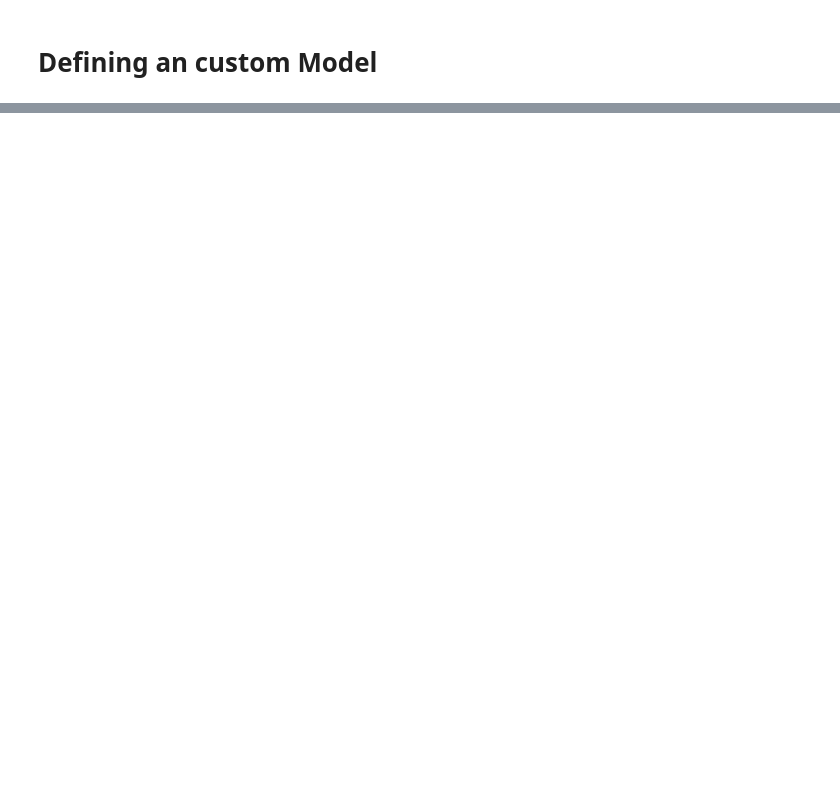
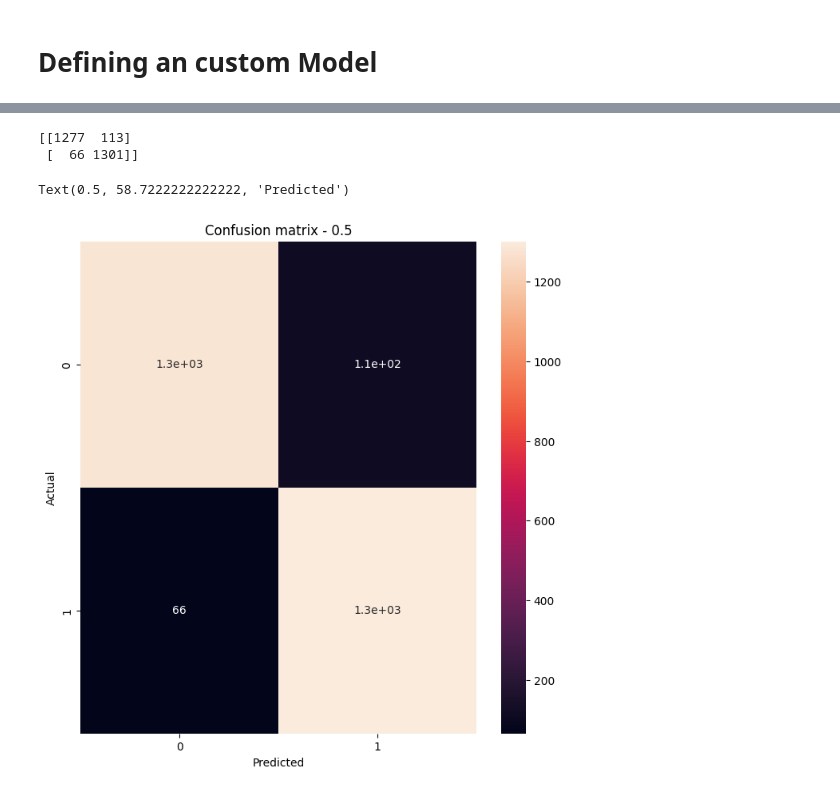
Before and after one commit to schafighpurf/Deep-Learning, a Jupyter notebook: Malaria_Detection.ipynb, the cells around one changed output, grey strips where cells are left out. Cells and saved outputs as stored; diff of their text form; code cells hidden in the pictures; blank space fills up the shorter version.

```diff
--- a/Malaria_Detection.ipynb
+++ b/Malaria_Detection.ipynb
@@ -255,13 +296,3 @@ Total params: 1751707 (6.68 MB)
 Trainable params: 1751463 (6.68 MB)
 Non-trainable params: 244 (976.00 Byte)
 _________________________________________________________________
-# %%
-model.compile(optimizer = Adam(learning_rate = 0.1),
-              loss = BinaryCrossentropy(),
-              metrics = 'accuracy'
-)
-# %%
-history = model.fit(train_dataset,
-                    validation_data = val_dataset,
-                    epochs = 100,
-                    verbose = 2)
@@ -338,0 +429,7 @@ lenet_custom_model.summary()
+# %%
+# Preparing the testing data for predictions
+labels = []
+inp = []
+for x,y in test_dataset.as_numpy_iterator():
+  labels.append(y)
+  inp.append(x)
@@ -338,0 +442,3 @@ lenet_custom_model.summary()
+# %%
+# Make a prediction on the testing data using the trained model
+predicted = model.predict(np.array(inp))
@@ -338,0 +447,29 @@ lenet_custom_model.summary()
+# %%
+# Set the threshold for binary classification (values above threshold are considered positive)
+threshold = 0.5
+
+# Compute the confusion matrix based on actual labels and predicted values above the threshold
+cm = confusion_matrix(labels, predicted > threshold)
+
+# Print the confusion matrix to the console
+print(cm)
+
+# Create a new figure with a specified size for the heatmap
+plt.figure(figsize=(8, 8))
+
+# Create a heatmap to visualize the confusion matrix, with annotations (numbers) in each cell
+sns.heatmap(cm, annot=True)
+
+# Set the title of the heatmap, incorporating the chosen threshold value
+plt.title(f'Confusion matrix - {threshold}')
+
+# Set the label for the vertical axis
+plt.ylabel('Actual')
+
+# Set the label for the horizontal axis
+plt.xlabel('Predicted')
+# %% [output]
+[[1277  113]
+ [  66 1301]]
+Text(0.5, 58.7222222222222, 'Predicted')
+[figure, added]
```
Also changed, not shown: parts of 32 cells of this notebook.
